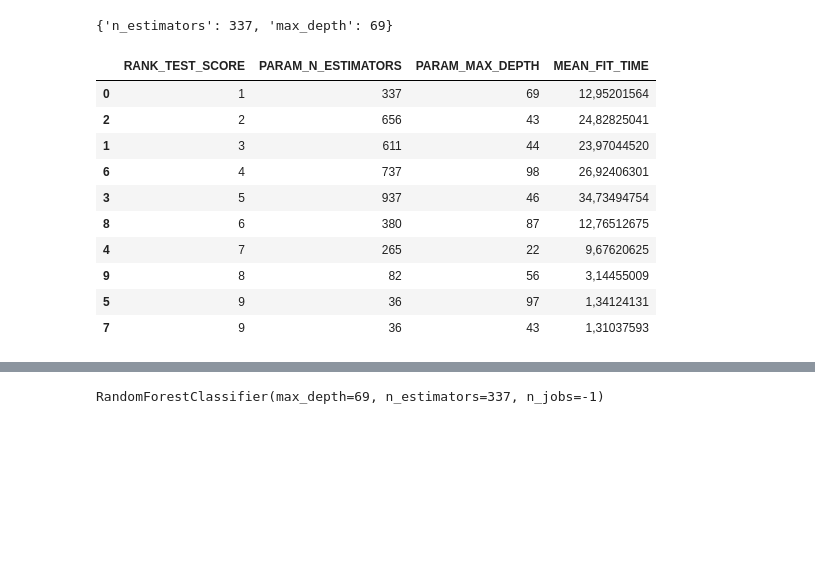
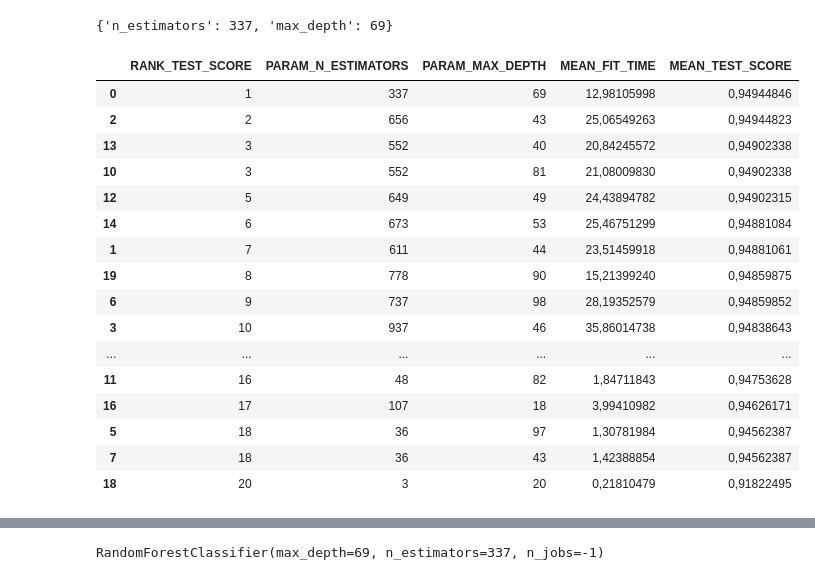
Before and after one commit to AngeloLongano/classification_PneumoniaMNIST, a Jupyter notebook: analysis.ipynb, the cells around one changed output, grey strips where cells are left out. Drawn from its saved outputs; the diff is of its cells as text; code cells hidden in the pictures; blank space fills up the shorter version.

Commit message:
Aumentato il numero di iterazioni per cercare i parametri a 20

```diff
--- a/analysis.ipynb
+++ b/analysis.ipynb
@@ -118,7 +118,7 @@ for i in range(5):
 # %% [markdown]
 ## Minimi vicini
 # %%
-grid = RandomizedSearchCV(KNeighborsClassifier(n_jobs=-1), {'n_neighbors': range(1, 100)}, n_iter=10, n_jobs=-1,random_state=0)
+grid = RandomizedSearchCV(KNeighborsClassifier(n_jobs=-1), {'n_neighbors': range(1, 100)}, n_iter=20, n_jobs=-1,random_state=0)
 search_params = grid.fit(X_train, Y_train)
 search_params.best_params_
 # %% [output]
@@ -185,7 +191,7 @@ plt.tight_layout()
 # %% [markdown]
 ## Random Forest
 # %%
-grid = RandomizedSearchCV(RandomForestClassifier(n_jobs=-1,random_state=0), {'n_estimators': range(1, 1000), 'max_depth': range(1,100)}, n_iter=10, n_jobs=-1,random_state=0)
+grid = RandomizedSearchCV(RandomForestClassifier(n_jobs=-1,random_state=0), {'n_estimators': range(1, 1000), 'max_depth': range(1,100)}, n_iter=20, n_jobs=-1,random_state=0)
 search_params = grid.fit(X_train, Y_train)
 search_params.best_params_
 # %% [output]
@@ -193,21 +199,27 @@ search_params.best_params_
 # %%
 df = pd.DataFrame(grid.cv_results_)
 df.sort_values(by='rank_test_score', inplace=True)
-df[["rank_test_score","param_n_estimators","param_max_depth","mean_fit_time"]].style \
+df[["rank_test_score","param_n_estimators","param_max_depth","mean_fit_time","mean_test_score"]].style \
   .format(precision=8, thousands=".", decimal=",") \
   .format_index(str.upper, axis=1)
 # %% [output]
-|  | RANK_TEST_SCORE | PARAM_N_ESTIMATORS | PARAM_MAX_DEPTH | MEAN_FIT_TIME |
-| 0 | 1 | 337 | 69 | 12,95201564 |
-| 2 | 2 | 656 | 43 | 24,82825041 |
-| 1 | 3 | 611 | 44 | 23,97044520 |
-| 6 | 4 | 737 | 98 | 26,92406301 |
-| 3 | 5 | 937 | 46 | 34,73494754 |
-| 8 | 6 | 380 | 87 | 12,76512675 |
-| 4 | 7 | 265 | 22 | 9,67620625 |
-| 9 | 8 | 82 | 56 | 3,14455009 |
-| 5 | 9 | 36 | 97 | 1,34124131 |
-| 7 | 9 | 36 | 43 | 1,31037593 |
+|  | RANK_TEST_SCORE | PARAM_N_ESTIMATORS | PARAM_MAX_DEPTH | MEAN_FIT_TIME | MEAN_TEST_SCORE |
+| 0 | 1 | 337 | 69 | 12,98105998 | 0,94944846 |
+| 2 | 2 | 656 | 43 | 25,06549263 | 0,94944823 |
+| 13 | 3 | 552 | 40 | 20,84245572 | 0,94902338 |
+| 10 | 3 | 552 | 81 | 21,08009830 | 0,94902338 |
+| 12 | 5 | 649 | 49 | 24,43894782 | 0,94902315 |
+| 14 | 6 | 673 | 53 | 25,46751299 | 0,94881084 |
+| 1 | 7 | 611 | 44 | 23,51459918 | 0,94881061 |
+| 19 | 8 | 778 | 90 | 15,21399240 | 0,94859875 |
+| 6 | 9 | 737 | 98 | 28,19352579 | 0,94859852 |
+| 3 | 10 | 937 | 46 | 35,86014738 | 0,94838643 |
+| ... | ... | ... | ... | ... | ... |
+| 11 | 16 | 48 | 82 | 1,84711843 | 0,94753628 |
+| 16 | 17 | 107 | 18 | 3,99410982 | 0,94626171 |
+| 5 | 18 | 36 | 97 | 1,30781984 | 0,94562387 |
+| 7 | 18 | 36 | 43 | 1,42388854 | 0,94562387 |
+| 18 | 20 | 3 | 20 | 0,21810479 | 0,91822495 |
 # %%
 fig, ax = plt.subplots(ncols=2, figsize=(15,5))
 
```
Also changed, not shown: parts of 10 cells of this notebook.
